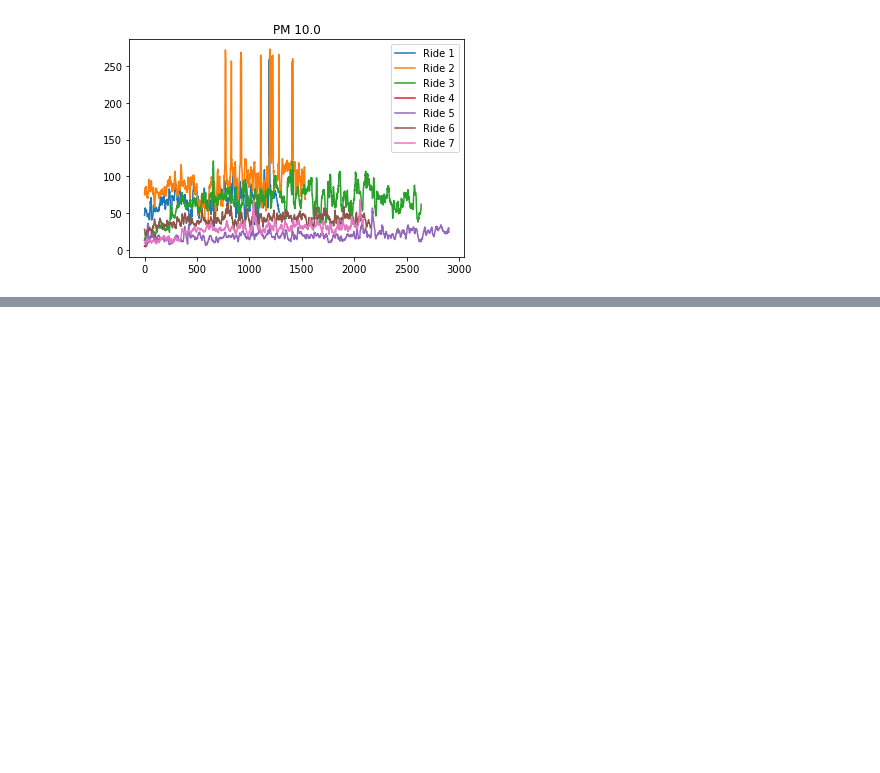
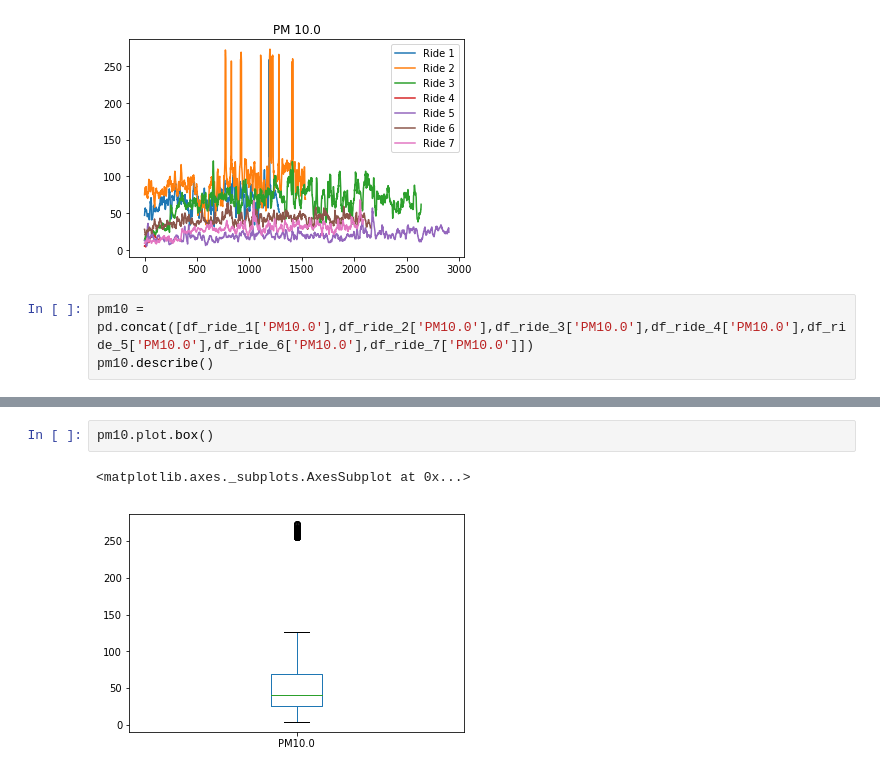
Before and after one commit to malte-b/musical_env_bike, a Jupyter notebook: plots/data_insights.ipynb, the cells around one changed output, grey strips where cells are left out. Cells and saved outputs as stored; diff of their text form; blank space fills up the shorter version.

```diff
--- a/plots/data_insights.ipynb
+++ b/plots/data_insights.ipynb
@@ -93,3 +134,6 @@ plt.show
 # %% [output]
 <function matplotlib.pyplot.show(close=None, block=None)>
 [figure]
+# %%
+pm10 = pd.concat([df_ride_1['PM10.0'],df_ride_2['PM10.0'],df_ride_3['PM10.0'],df_ride_4['PM10.0'],df_ride_5['PM10.0'],df_ride_6['PM10.0'],df_ride_7['PM10.0']])
+pm10.describe()
@@ -95,0 +150,5 @@ plt.show
+# %%
+pm10.plot.box()
+# %% [output]
+<matplotlib.axes._subplots.AxesSubplot at 0x...>
+[figure, added]
```
Also changed, not shown: parts of 6 cells of this notebook.
